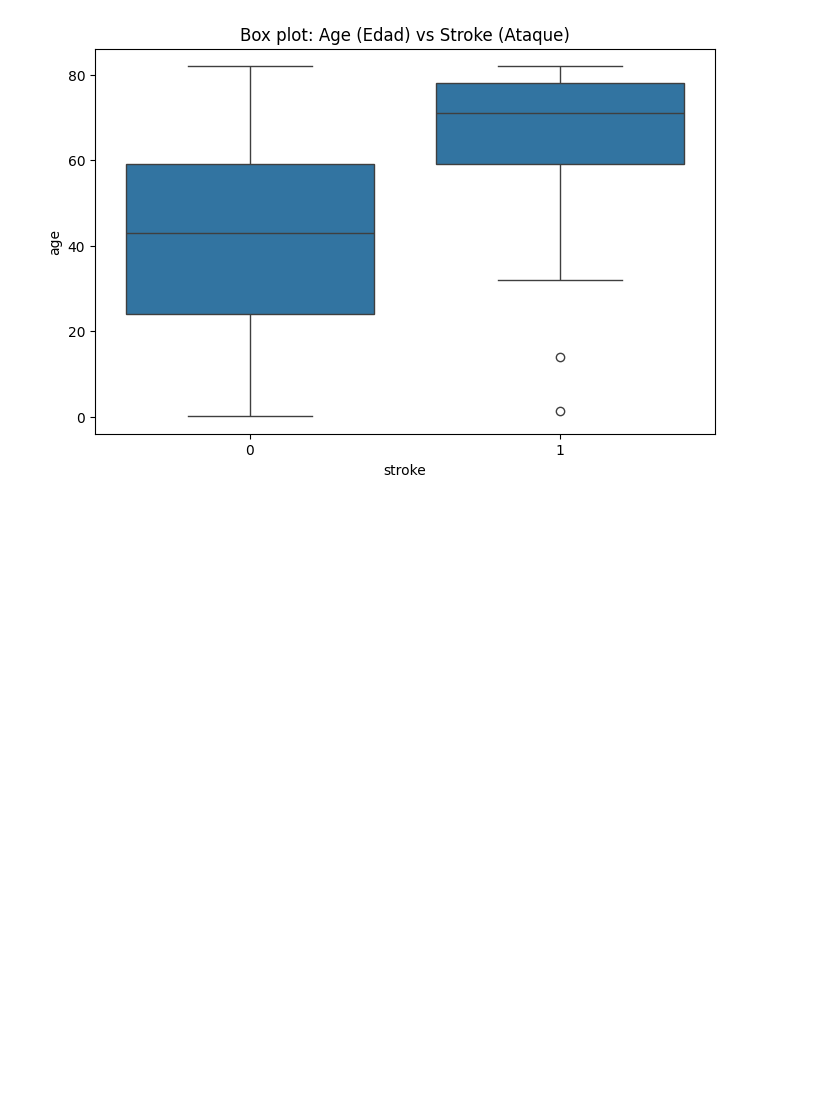
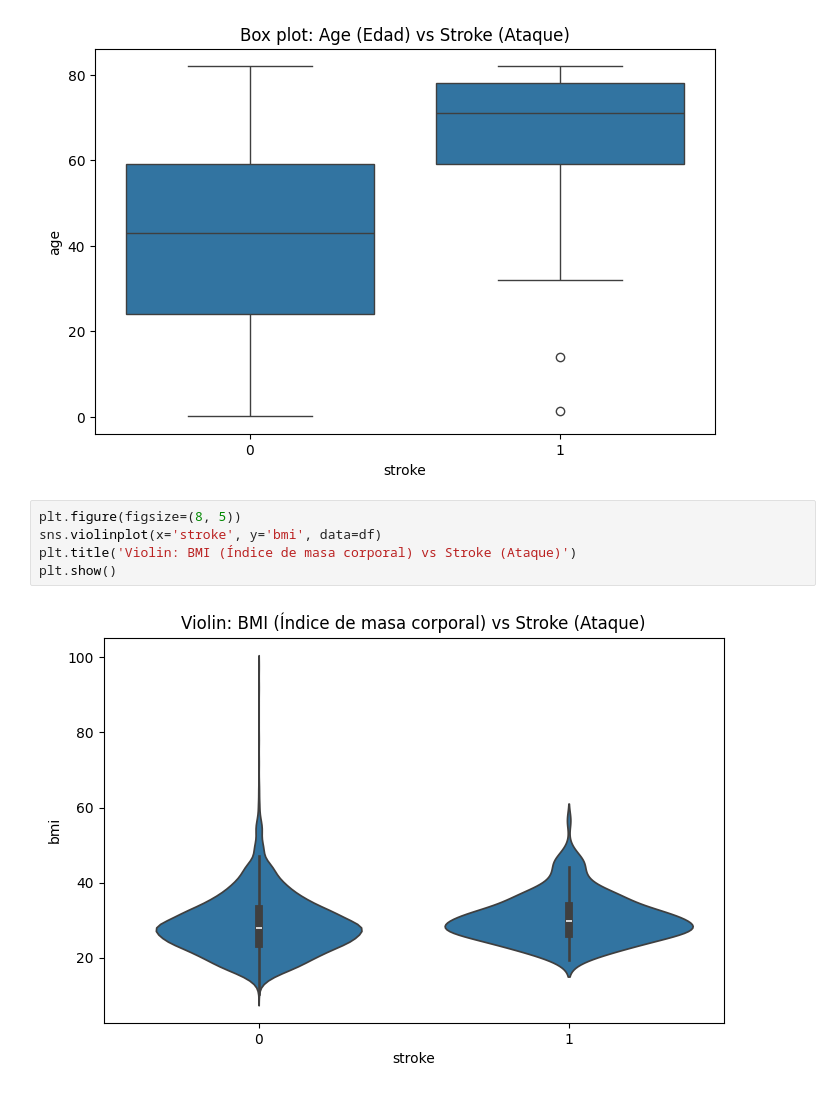
Before and after one commit to ivan0054/TP-Final--Claudio-Pavon, a Jupyter notebook: TP_Final_Claudio_Pavon.ipynb, the cells around one changed output. Saved outputs shown, nothing was run; the diff lists cells and outputs as text; blank space fills up the shorter version.

```diff
--- a/TP_Final_Claudio_Pavon.ipynb
+++ b/TP_Final_Claudio_Pavon.ipynb
@@ -36,3 +36,10 @@ plt.title('Box plot: Age (Edad) vs Stroke (Ataque)')
 plt.show()
 # %% [output]
 [figure]
+# %%
+plt.figure(figsize=(8, 5))
+sns.violinplot(x='stroke', y='bmi', data=df)
+plt.title('Violin: BMI (Índice de masa corporal) vs Stroke (Ataque)')
+plt.show()
+# %% [output]
+[figure, added]
```
Also changed, not shown: parts of 3 cells of this notebook.
